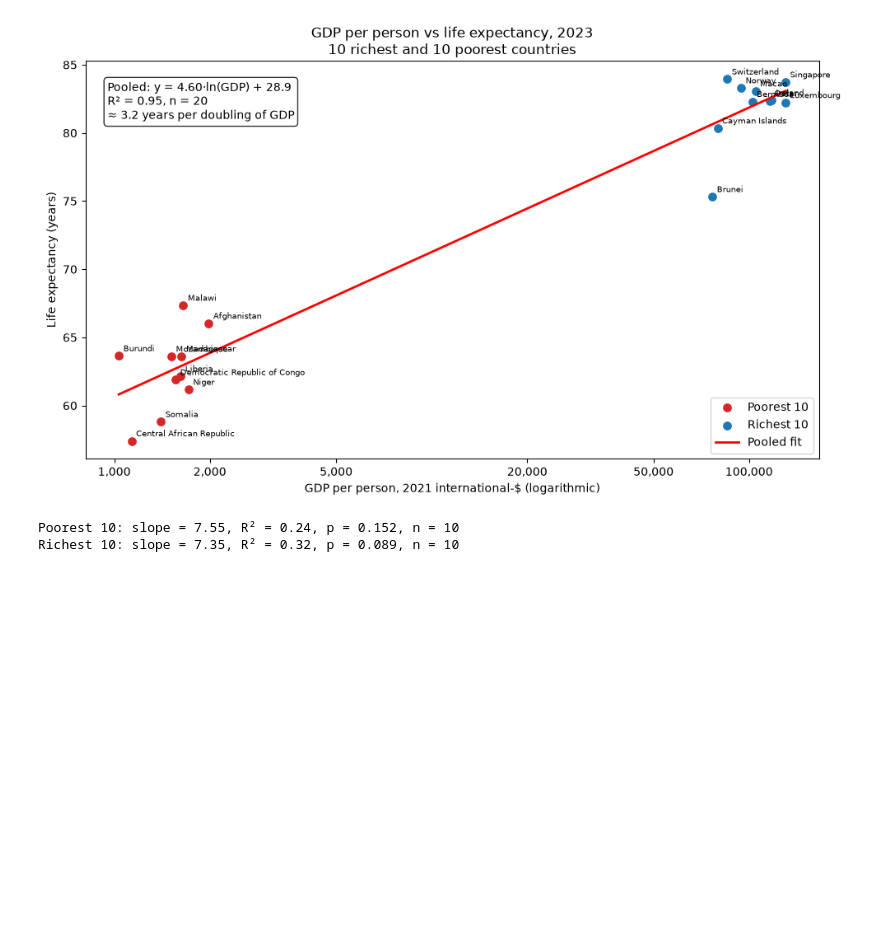
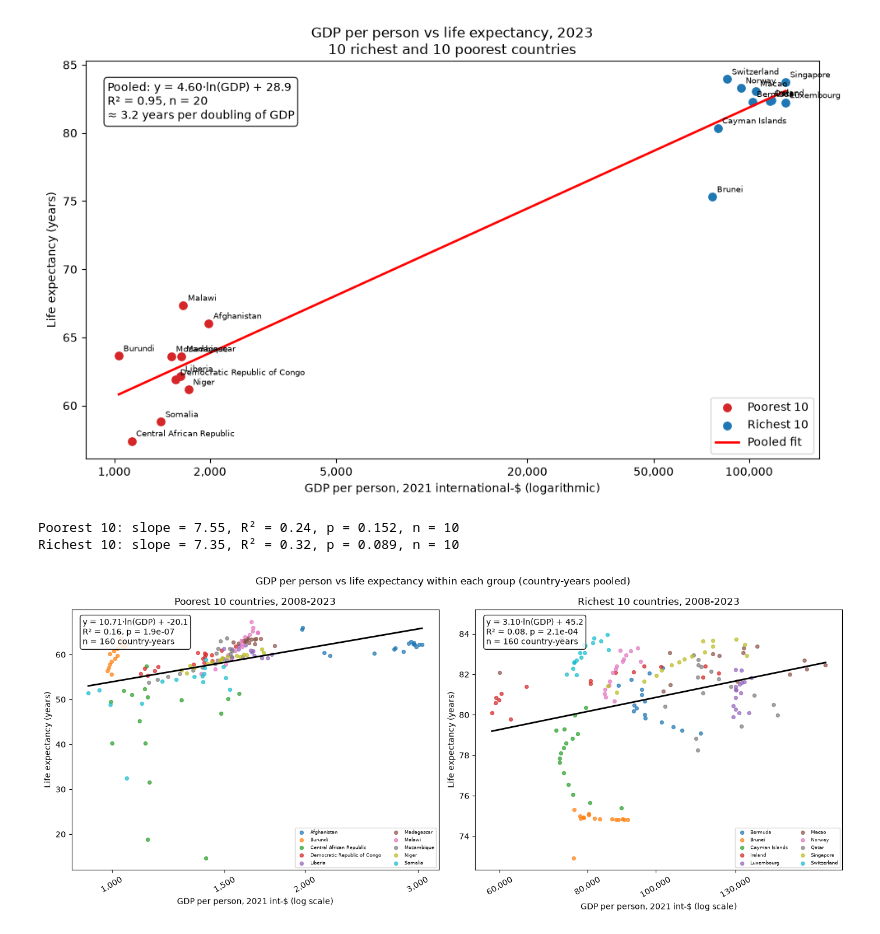
Before and after one commit to KabirS123/MGP, a Jupyter notebook: dataAnalysis.ipynb, the cells around one changed output. Saved outputs shown, nothing was run; the diff lists cells and outputs as text; code cells hidden in the pictures; blank space fills up the shorter version.

Commit message:
more charts

```diff
--- a/dataAnalysis.ipynb
+++ b/dataAnalysis.ipynb
@@ -675,3 +725,40 @@ for group in ["Poorest 10", "Richest 10"]:
 [figure]
 Poorest 10: slope = 7.55, R² = 0.24, p = 0.152, n = 10
 Richest 10: slope = 7.35, R² = 0.32, p = 0.089, n = 10
+# %%
+gdpCol = "GDP per capita (2021 international-$)"
+leCol = "Life expectancy (years)"
+
+def regressionPanel(ax, df, title, ticks):
+    df = df.dropna(subset=[gdpCol, leCol]).copy()
+    df["Log GDP"] = np.log(df[gdpCol])
+    fit = lr(df["Log GDP"], df[leCol])
+
+    for country, sub in df.groupby("Entity"):
+        ax.scatter(sub["Log GDP"], sub[leCol], s=18, alpha=0.7, label=country)
+
+    xs = np.linspace(df["Log GDP"].min(), df["Log GDP"].max(), 100)
+    ax.plot(xs, fit.intercept + fit.slope * xs, color="black", linewidth=2)
+
+    ax.set_xticks(np.log(ticks))
+    ax.set_xticklabels([f"{t:,}" for t in ticks], rotation=30)
+    ax.set_xlabel("GDP per person, 2021 int-$ (log scale)")
+    ax.set_ylabel("Life expectancy (years)")
+    ax.set_title(title)
+    ax.text(0.03, 0.97,
+            f"y = {fit.slope:.2f}·ln(GDP) + {fit.intercept:.1f}\n"
+            f"R² = {fit.rvalue**2:.2f}, p = {fit.pvalue:.1e}\n"
+            f"n = {len(df)} country-years",
+            transform=ax.transAxes, va="top",
+            bbox=dict(boxstyle="round", facecolor="white", alpha=0.85))
+    ax.legend(fontsize=6, ncol=2, loc="lower right")
+    return fit
+
+fig, axes = plt.subplots(1, 2, figsize=(14, 6))
+poorFit = regressionPanel(axes[0], aggregatePoorData, "Poorest 10 countries, 2008-2023", [1000, 1500, 2000, 3000])
+richFit = regressionPanel(axes[1], aggregateRichData, "Richest 10 countries, 2008-2023", [60000, 80000, 100000, 130000])
+fig.suptitle("GDP per person vs life expectancy within each group (country-years pooled)")
+plt.tight_layout()
+plt.show()
+# %% [output]
+[figure, added]
```
Also changed, not shown: parts of 5 cells of this notebook.
